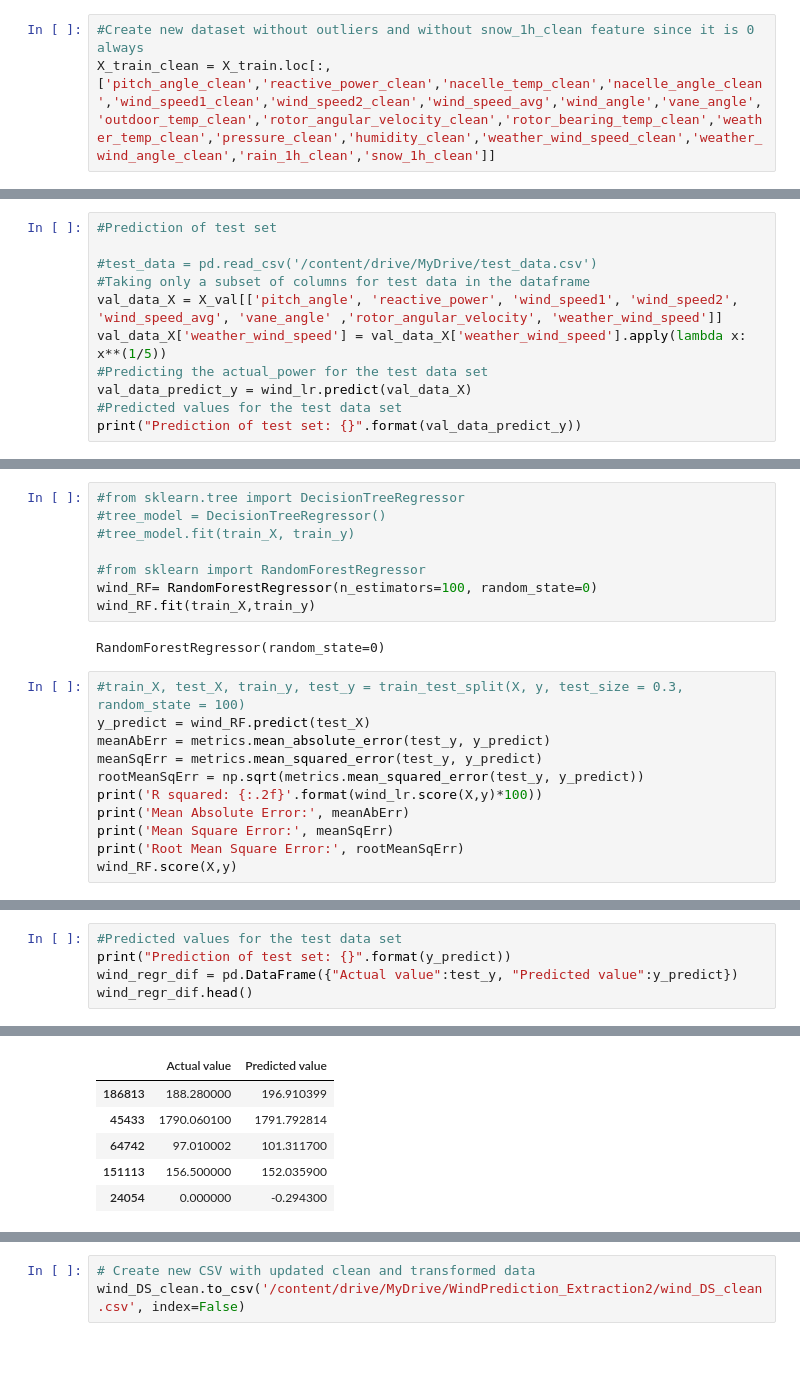
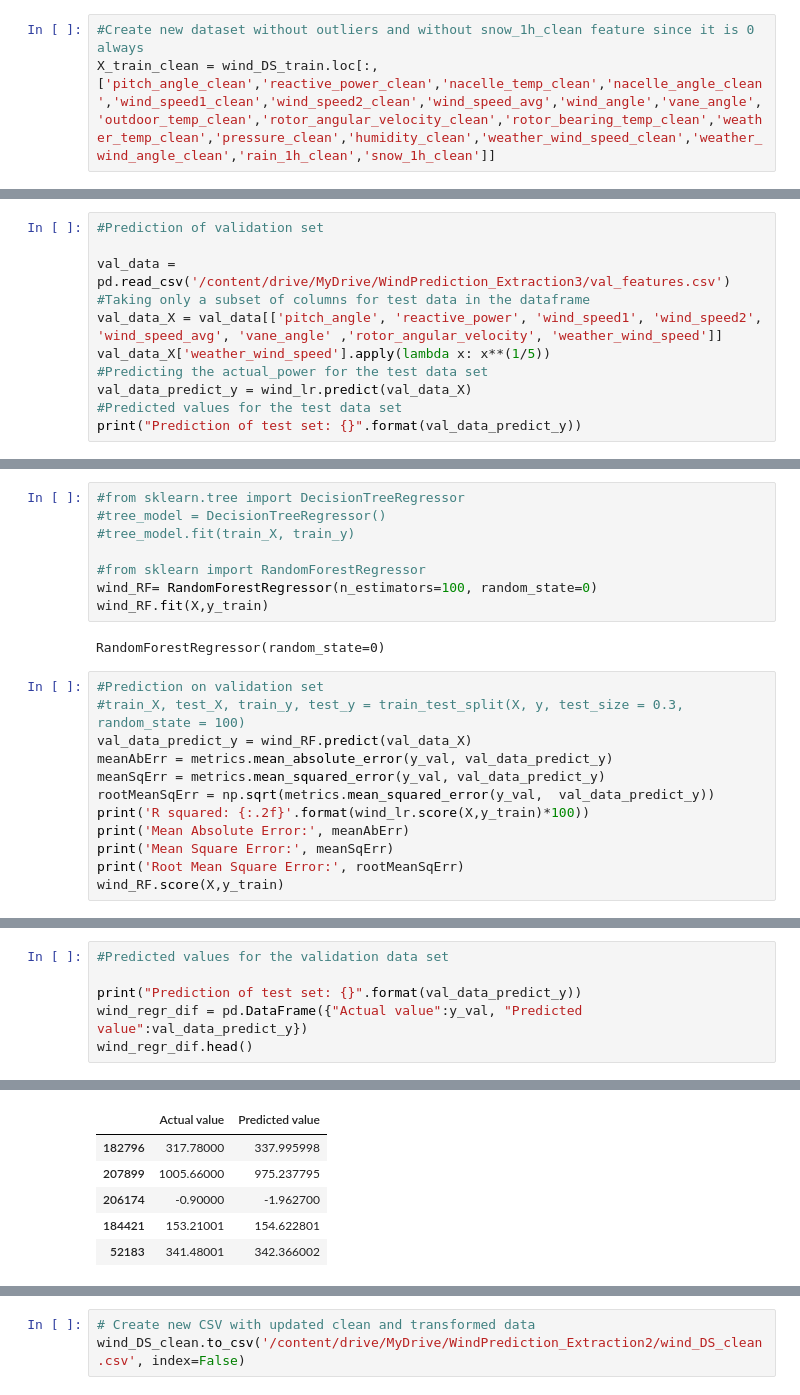
Before and after one commit to madhumitafilos/Collab, a Jupyter notebook: Feature_Engineering_NoLeakage.ipynb, the cells around one changed output, grey strips where cells are left out. Saved outputs shown, nothing was run; the diff lists cells and outputs as text; blank space fills up the shorter version.

```diff
--- a/Feature_Engineering_NoLeakage.ipynb
+++ b/Feature_Engineering_NoLeakage.ipynb
@@ -307,6 +320,6 @@ X_train.describe()
 # %%
 #Create new dataset without outliers and without snow_1h_clean feature since it is 0 always
-X_train_clean = X_train.loc[:,['pitch_angle_clean','reactive_power_clean','nacelle_temp_clean','nacelle_angle_clean','wind_speed1_clean','wind_speed2_clean','wind_speed_avg','wind_angle','vane_angle','outdoor_temp_clean','rotor_angular_velocity_clean','rotor_bearing_temp_clean','weather_temp_clean','pressure_clean','humidity_clean','weather_wind_speed_clean','weather_wind_angle_clean','rain_1h_clean','snow_1h_clean']]
+X_train_clean = wind_DS_train.loc[:,['pitch_angle_clean','reactive_power_clean','nacelle_temp_clean','nacelle_angle_clean','wind_speed1_clean','wind_speed2_clean','wind_speed_avg','wind_angle','vane_angle','outdoor_temp_clean','rotor_angular_velocity_clean','rotor_bearing_temp_clean','weather_temp_clean','pressure_clean','humidity_clean','weather_wind_speed_clean','weather_wind_angle_clean','rain_1h_clean','snow_1h_clean']]
 # %%
 # rename the feature
 
@@ -608,12 +621,12 @@ wind_lr.fit(X,y_train)
 # %% [output]
 LinearRegression()
 # %%
-#Prediction of test set
+#Prediction of validation set
 
-#test_data = pd.read_csv('/content/drive/MyDrive/test_data.csv')
+val_data = pd.read_csv('/content/drive/MyDrive/WindPrediction_Extraction3/val_features.csv')
 #Taking only a subset of columns for test data in the dataframe
-val_data_X = X_val[['pitch_angle', 'reactive_power', 'wind_speed1', 'wind_speed2', 'wind_speed_avg', 'vane_angle' ,'rotor_angular_velocity', 'weather_wind_speed']]
-val_data_X['weather_wind_speed'] = val_data_X['weather_wind_speed'].apply(lambda x: x**(1/5))
+val_data_X = val_data[['pitch_angle', 'reactive_power', 'wind_speed1', 'wind_speed2', 'wind_speed_avg', 'vane_angle' ,'rotor_angular_velocity', 'weather_wind_speed']]
+val_data_X['weather_wind_speed'].apply(lambda x: x**(1/5))
 #Predicting the actual_power for the test data set
 val_data_predict_y = wind_lr.predict(val_data_X)
 #Predicted values for the test data set
@@ -733,18 +787,19 @@ Implementing Random Forest
 
 #from sklearn import RandomForestRegressor
 wind_RF= RandomForestRegressor(n_estimators=100, random_state=0)
-wind_RF.fit(train_X,train_y)
+wind_RF.fit(X,y_train)
 # %% [output]
 RandomForestRegressor(random_state=0)
 # %%
+#Prediction on validation set
 #train_X, test_X, train_y, test_y = train_test_split(X, y, test_size = 0.3, random_state = 100)
-y_predict = wind_RF.predict(test_X)
-meanAbErr = metrics.mean_absolute_error(test_y, y_predict)
-meanSqErr = metrics.mean_squared_error(test_y, y_predict)
-rootMeanSqErr = np.sqrt(metrics.mean_squared_error(test_y, y_predict))
-print('R squared: {:.2f}'.format(wind_lr.score(X,y)*100))
+val_data_predict_y = wind_RF.predict(val_data_X)
+meanAbErr = metrics.mean_absolute_error(y_val, val_data_predict_y)
+meanSqErr = metrics.mean_squared_error(y_val, val_data_predict_y)
+rootMeanSqErr = np.sqrt(metrics.mean_squared_error(y_val,  val_data_predict_y))
+print('R squared: {:.2f}'.format(wind_lr.score(X,y_train)*100))
 print('Mean Absolute Error:', meanAbErr)
 print('Mean Square Error:', meanSqErr)
 print('Root Mean Square Error:', rootMeanSqErr)
-wind_RF.score(X,y)
+wind_RF.score(X,y_train)
 # %% [output]
@@ -756,6 +811,7 @@ Root Mean Square Error: 24.506836749450134
 # %%
-#Predicted values for the test data set
-print("Prediction of test set: {}".format(y_predict))
-wind_regr_dif = pd.DataFrame({"Actual value":test_y, "Predicted value":y_predict})
+#Predicted values for the validation data set
+
+print("Prediction of test set: {}".format(val_data_predict_y))
+wind_regr_dif = pd.DataFrame({"Actual value":y_val, "Predicted value":val_data_predict_y})
 wind_regr_dif.head()
 # %% [output]
@@ -764,8 +820,8 @@ Prediction of test set: [ 1.96910399e+02  1.79179281e+03  1.01311700e+02 ... -7.
 |  | Actual value | Predicted value |
-| 186813 | 188.280000 | 196.910399 |
-| 45433 | 1790.060100 | 1791.792814 |
-| 64742 | 97.010002 | 101.311700 |
-| 151113 | 156.500000 | 152.035900 |
-| 24054 | 0.000000 | -0.294300 |
+| 182796 | 317.78000 | 337.995998 |
+| 207899 | 1005.66000 | 975.237795 |
+| 206174 | -0.90000 | -1.962700 |
+| 184421 | 153.21001 | 154.622801 |
+| 52183 | 341.48001 | 342.366002 |
 <google.colab._quickchart_helpers.SectionTitle at 0x...>
 from matplotlib import pyplot as plt
```
Also changed, not shown: parts of 21 cells of this notebook.
